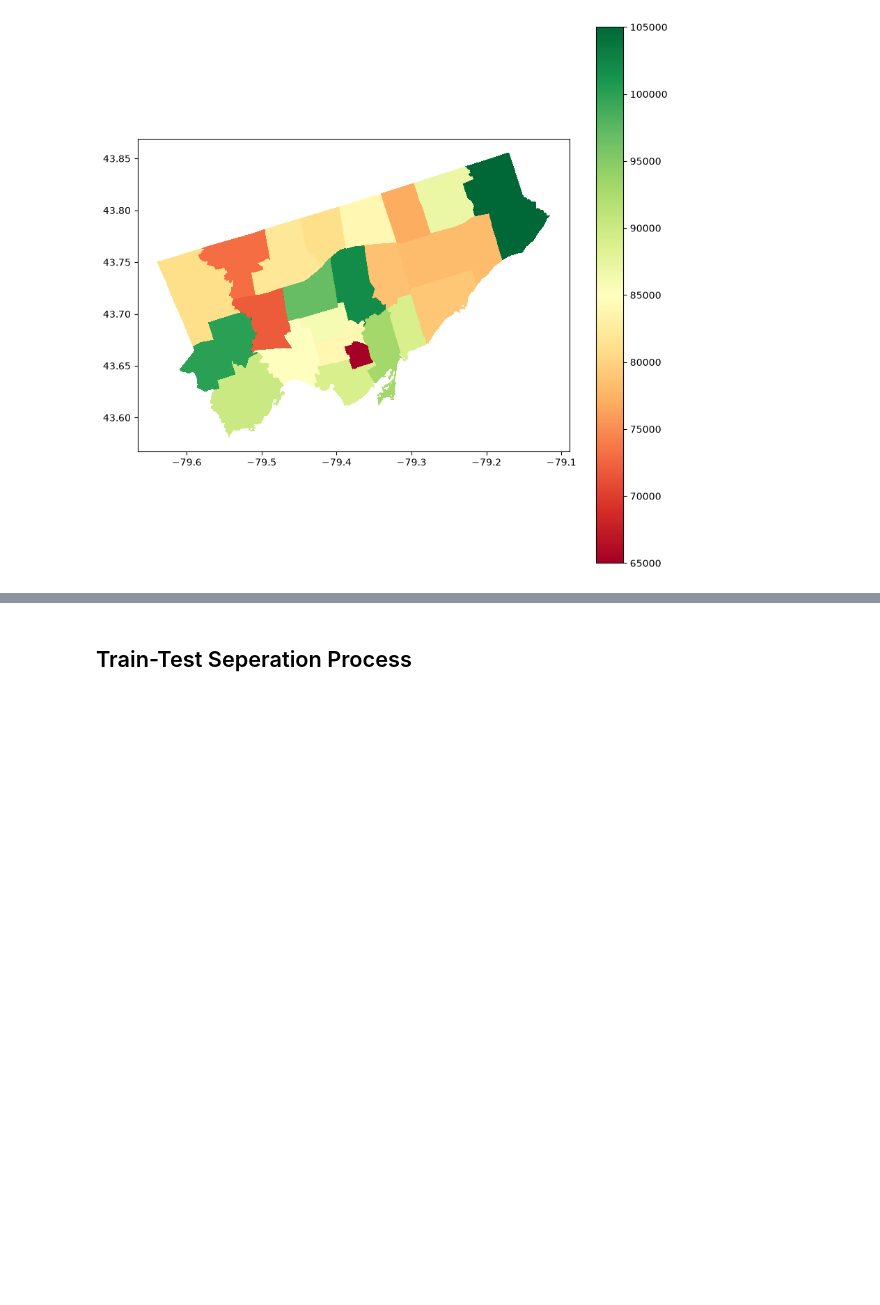
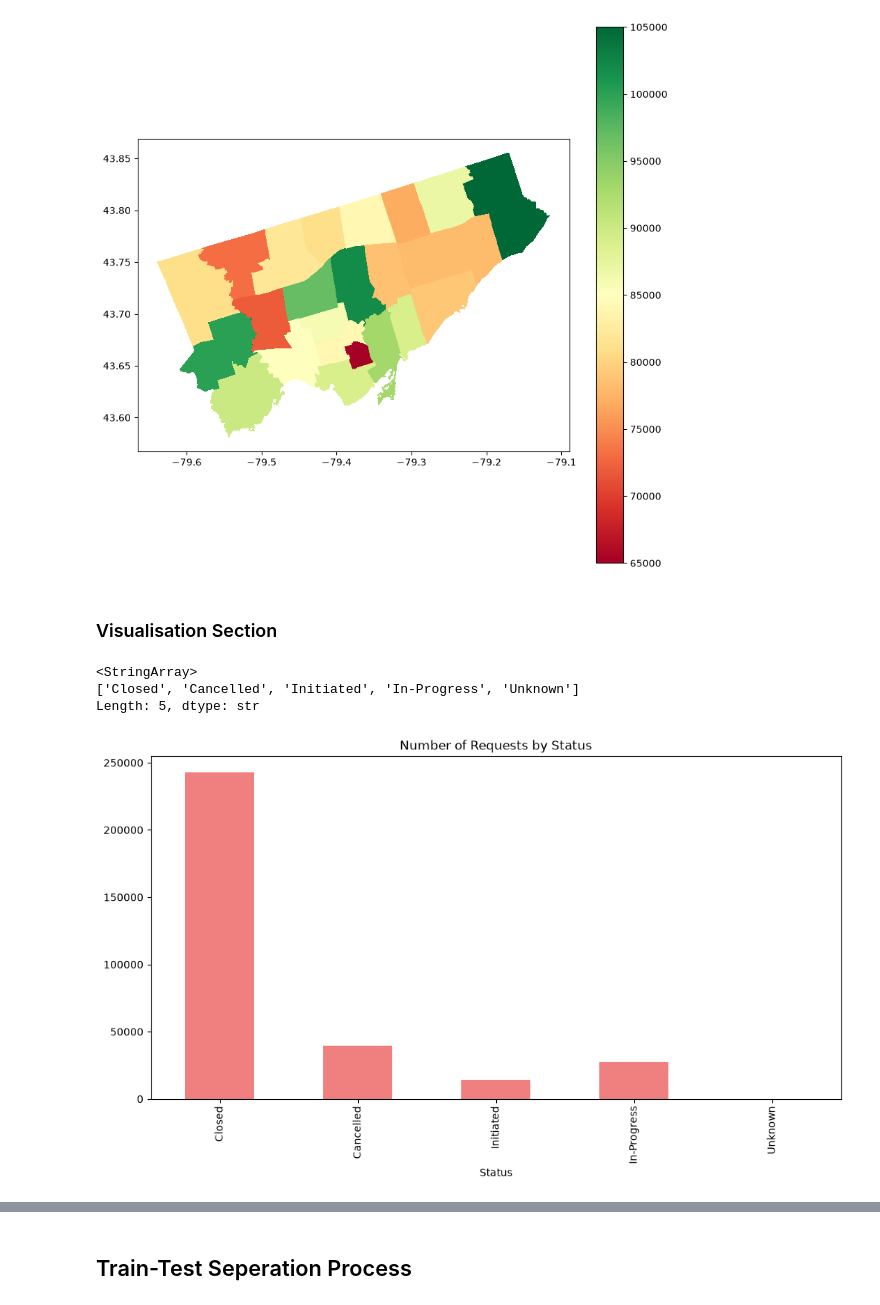
Before and after one commit to Mert30/toronto_311_project, a Jupyter notebook: notebook/toronto_311_requests.ipynb, the cells around one changed output, grey strips where cells are left out. Saved outputs shown, nothing was run; the diff lists cells and outputs as text; code cells hidden in the pictures; blank space fills up the shorter version.

```diff
--- a/notebook/toronto_311_requests.ipynb
+++ b/notebook/toronto_311_requests.ipynb
@@ -185,3 +186,17 @@ merged.plot(column='Median Cost', cmap='RdYlGn', legend=True, figsize=(10,10))
 # %% [output]
 <Axes: >
 [figure]
+# %% [markdown]
+### Visualisation Section
+# %%
+# Cleaning the 'Status' column by removing leading/trailing whitespace and standardizing the text to title case to ensure consistency in the dataset.
+data['Status'] = data['Status'].str.strip().str.title()
+print(data['Status'].unique())
+# %% [output]
+<StringArray>
+['Closed', 'Cancelled', 'Initiated', 'In-Progress', 'Unknown']
+Length: 5, dtype: str
+# %%
+data['Status'].value_counts(sort=False).plot(kind='bar', figsize=(12, 6), title='Number of Requests by Status', color='lightcoral');
+# %% [output]
+[figure, added]
```
Also changed, not shown: parts of 35 cells of this notebook, 8 other files.
